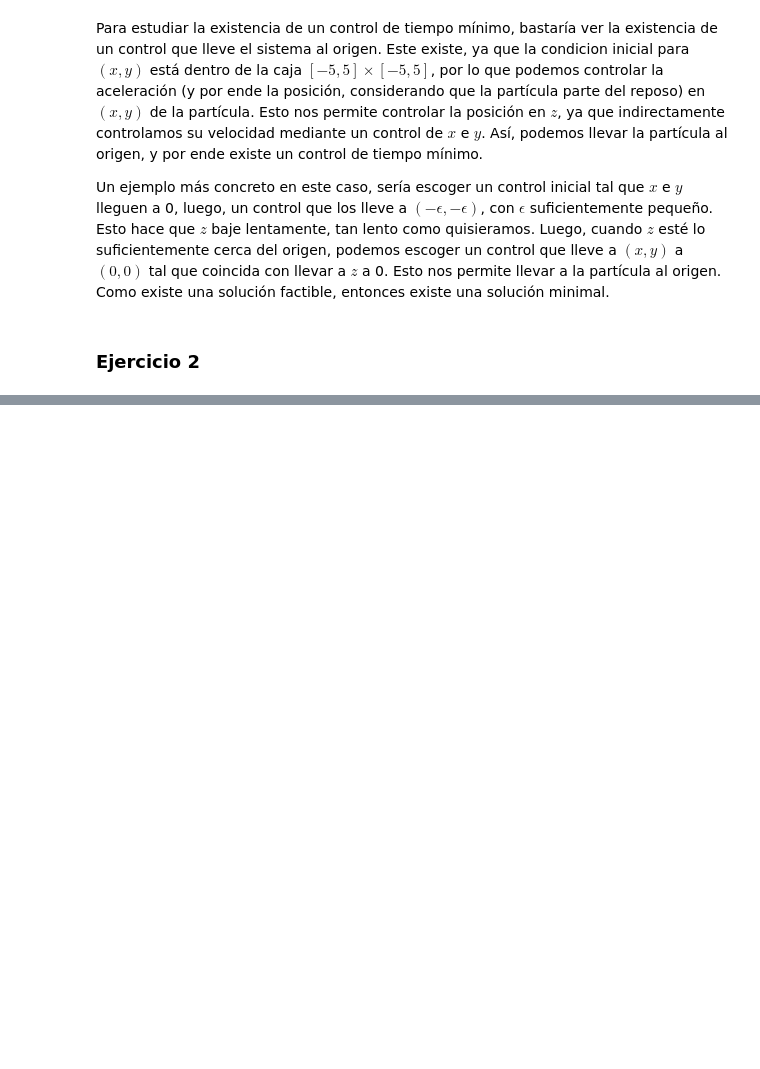
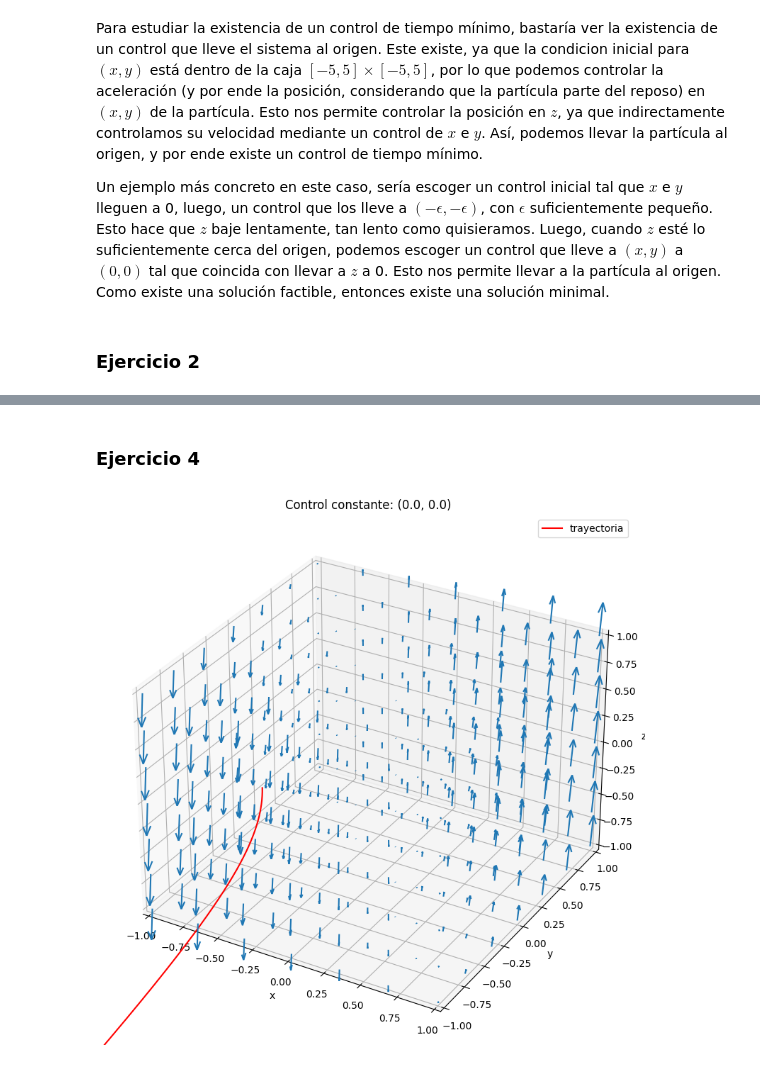
Before and after one commit to Miguel-Escobar/Intro-al-Control-Optimo, a Jupyter notebook: Lab_3/lab_3.ipynb, the cells around one changed output, grey strips where cells are left out. Saved outputs shown, nothing was run; the diff lists cells and outputs as text; code cells hidden in the pictures; blank space fills up the shorter version.

```diff
--- a/Lab_3/lab_3.ipynb
+++ b/Lab_3/lab_3.ipynb
@@ -111,0 +118,16 @@ plot_quiver(A, B, lambda t: np.array([-1, -1]))
+# %% [markdown]
+### Ejercicio 4
+# %%
+fig, ax = plot_quiver(A, B, zero_control, show=False)
+
+r0 = np.array([-.5, 0, -0.5, 0, 0])
+h = 1e-4
+N = 30_000
+
+solution = solucion_euler(r0, np.zeros((N, 2)), h, N)[1]
+
+ax.plot(solution[:, 0], solution[:, 2], solution[:, 4], label="trayectoria", color="red")
+ax.legend()
+fig.show()
+# %% [output]
+[figure, added]
```
Also changed, not shown: parts of 5 cells of this notebook.
